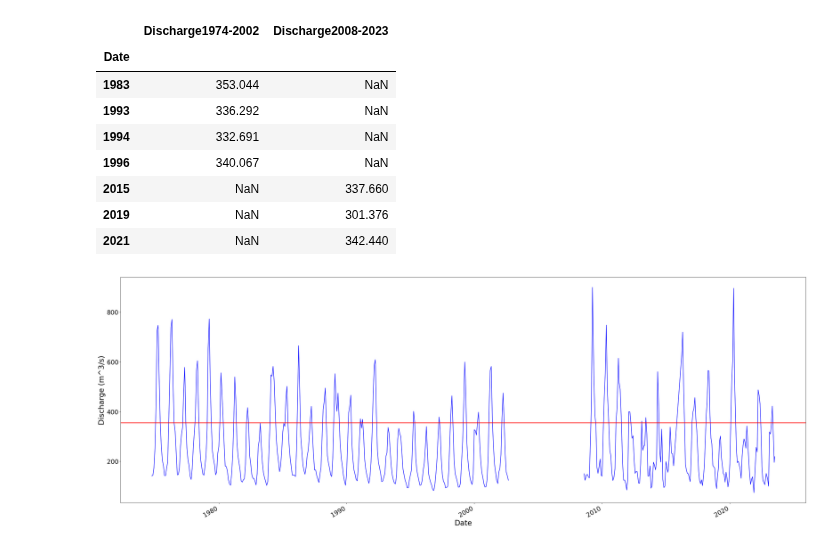
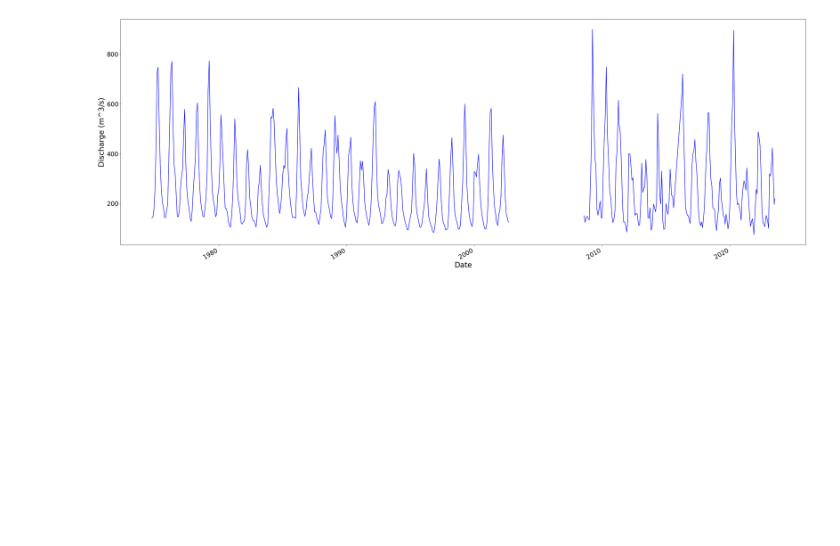
Before and after one commit to eWaterCycle/projects, a Jupyter notebook: BEP/code/Dataplot.ipynb, the cells around one changed output. Drawn from its saved outputs; the diff is of its cells as text; code cells hidden in the pictures; blank space fills up the shorter version.

```diff
--- a/BEP/code/Dataplot.ipynb
+++ b/BEP/code/Dataplot.ipynb
@@ -6,39 +6,30 @@ import pandas as pd
 # %%
 data1 = pd.read_csv("../BEP/data/Discharge data Mohembo 1974-2002.txt", index_col=0, sep="\t", parse_dates=True,
                     date_format="%Y-%m", comment='#', header=None, names=["Date", "Discharge1974-2002"])
 data2 = pd.read_csv("../BEP/data/Discharge data Mohembo 2008-2023.txt", sep=",", comment='#',
                     header=None, names=["YYYY", "MM", "DD", "Discharge2008-2023", "Error"])
 data2["Date"] = pd.to_datetime(dict(year=data2.iloc[:,0], month=data2.iloc[:,1], day=data2.iloc[:,2]))
 data2 = data2.drop(columns=["YYYY", "MM", "DD", "Error"])
 data2 = data2.set_index("Date")
 data1 = data1[data1["Discharge1974-2002"] >= 0]
 combined = pd.concat([data1, data2])
 
 fig, ax = plt.subplots(figsize=(40, 15))
 combined.plot(ax=ax, color='blue', legend=False)
 plt.xticks(fontsize=20)
 plt.yticks(fontsize=20)
 ax.set_xlabel("Date", fontsize=24)
 ax.set_ylabel("Discharge (m^3/s)", fontsize=24)
-plt.axhline(y=355, color='red', linewidth=2);
+#plt.axhline(y=355, color='red', linewidth=2);
 
 yearly_max = combined.groupby(combined.index.year).max()
 yearly_max = yearly_max.drop([1974, 2008])
 #filtered_years1 = yearly_max[(yearly_max["Discharge1974-2002"] > 180) & (yearly_max["Discharge1974-2002"] < 355)]
 #filtered_years2 = yearly_max[(yearly_max["Discharge2008-2023"] > 160) & (yearly_max["Discharge2008-2023"] < 355)]
 #filtered_years = pd.concat([filtered_years1, filtered_years2])
 #filtered_years
 # %% [output]
-|  | Discharge1974-2002 | Discharge2008-2023 |
-| Date |  |  |
-| 1983 | 353.044 | NaN |
-| 1993 | 336.292 | NaN |
-| 1994 | 332.691 | NaN |
-| 1996 | 340.067 | NaN |
-| 2015 | NaN | 337.660 |
-| 2019 | NaN | 301.376 |
-| 2021 | NaN | 342.440 |
-[figure, old version]
+[figure, new version]
 # %%
 seconds = combined.index.days_in_month * 3600 * 24
 vol1 = (combined["Discharge1974-2002"] * seconds).resample("YE").sum() / 1e6
```
Also changed, not shown: parts of 2 cells of this notebook.
